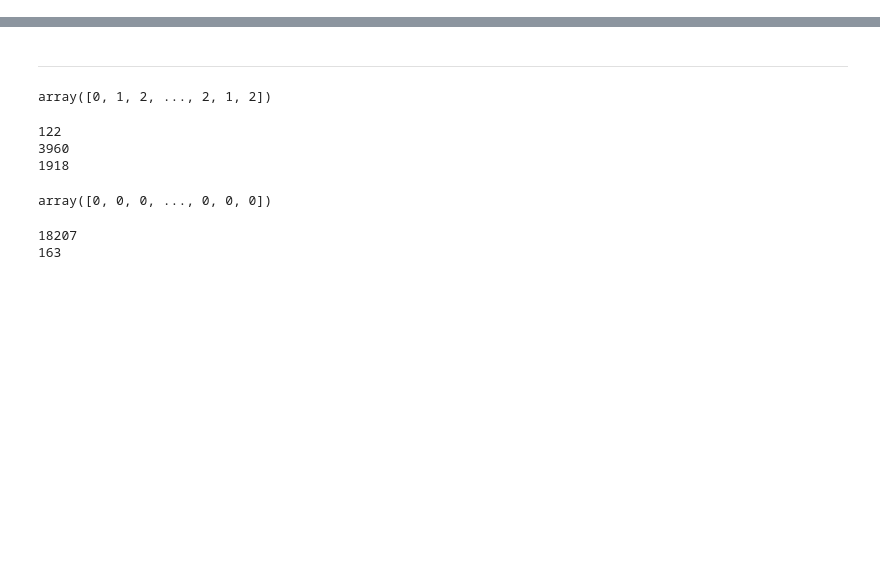
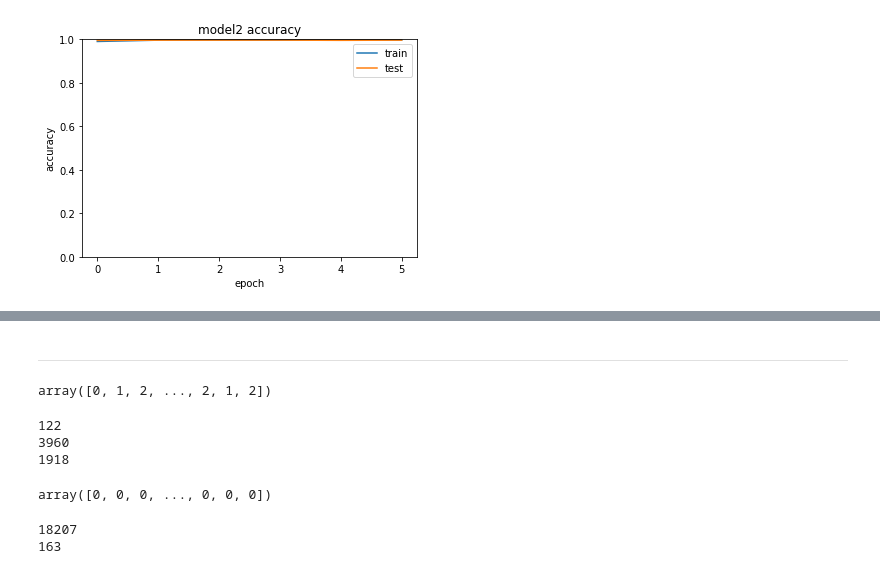
Before and after one commit to sunghyun1356/K-water-, a Jupyter notebook: DNN.ipynb, the cells around one changed output, grey strips where cells are left out. Cells and saved outputs as stored; diff of their text form; code cells hidden in the pictures; blank space fills up the shorter version.

```diff
--- a/DNN.ipynb
+++ b/DNN.ipynb
@@ -179,4 +179,4 @@ model1.evaluate(x1_test, y1_test)
 # %%
-model2.fit(x2_train, y2_train, epochs=10, batch_size=32, validation_split=0.2, callbacks=[tf.keras.callbacks.EarlyStopping(patience=3, monitor='val_loss')])
+history2 = model2.fit(x2_train, y2_train, epochs=10, batch_size=32, validation_split=0.2, callbacks=[tf.keras.callbacks.EarlyStopping(patience=3, monitor='val_loss')])
 # %% [output]
 Epoch 1/10
@@ -199,0 +222,12 @@ model2.evaluate(x2_test, y2_test)
+# %%
+plt.plot(history2.history['accuracy'])
+plt.plot(history2.history['val_accuracy'])
+plt.title('model2 accuracy')
+plt.xlabel('epoch')
+plt.ylabel('accuracy')
+plt.ylim([0,1])
+plt.legend(['train', 'test'], loc ='upper right')
+plt.savefig('./image/model2_accuracy.png')
+plt.show()
+# %% [output]
+[figure, added]
```
Also changed, not shown: parts of 12 cells of this notebook, 4 other files.
